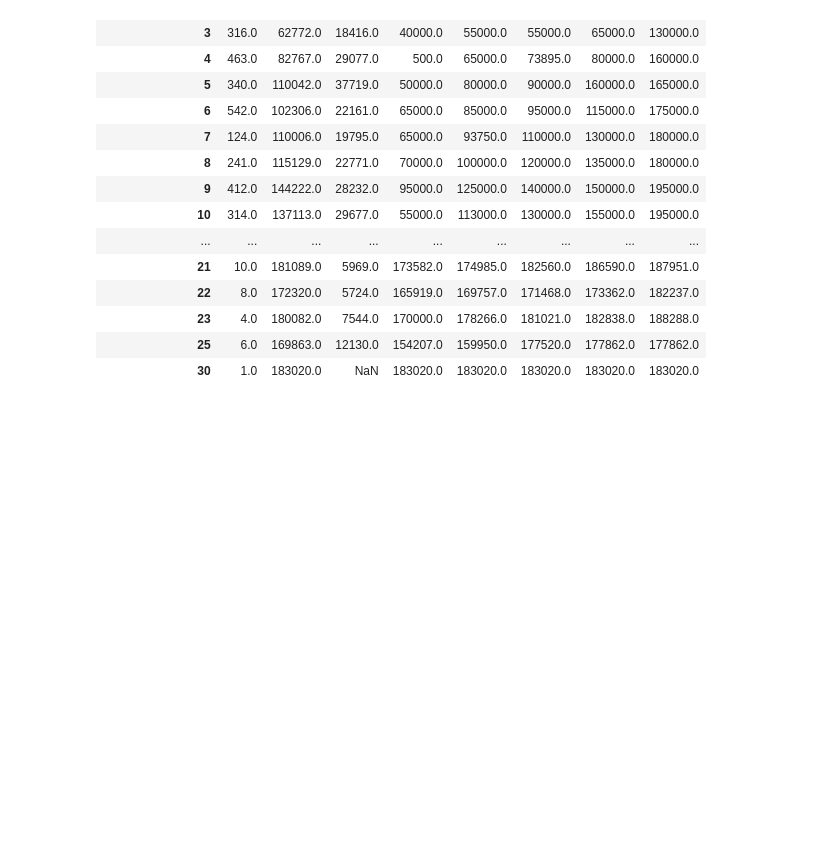
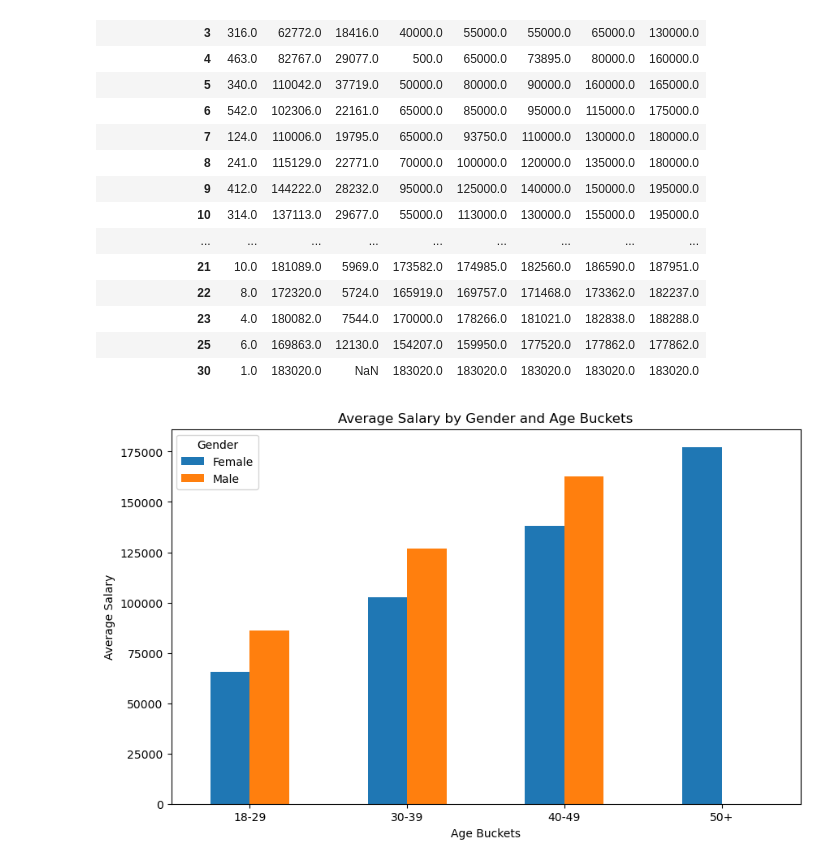
Before and after one commit to cnm92211/rut23-team1-project-one, a Jupyter notebook: employee_retention.ipynb, the cells around one changed output. Cells and saved outputs as stored; diff of their text form; code cells hidden in the pictures; blank space fills up the shorter version.

```diff
--- a/employee_retention.ipynb
+++ b/employee_retention.ipynb
@@ -334,3 +334,25 @@ Summary of Salary by Years of Experience:
 | 23 | 4.0 | 180082.0 | 7544.0 | 170000.0 | 178266.0 | 181021.0 | 182838.0 | 188288.0 |
 | 25 | 6.0 | 169863.0 | 12130.0 | 154207.0 | 159950.0 | 177520.0 | 177862.0 | 177862.0 |
 | 30 | 1.0 | 183020.0 | NaN | 183020.0 | 183020.0 | 183020.0 | 183020.0 | 183020.0 |
+# %%
+#Create a Bar graphs to show the average salary bewteen men and women and divide them into the following age buckets. 18- 29| 30-39 |40-49| 50+
+
+# Define the age buckets
+age_buckets = ['18-29', '30-39', '40-49', '50+']
+
+# Group the merged dataset by gender and age buckets and calculate the average salary
+average_salary_by_gender_age = merged_dataset.groupby(['Gender', pd.cut(merged_dataset['Age'], [18, 29, 39, 49, 150], labels=age_buckets)])['Annual Salary'].mean().reset_index()
+
+# Pivot the data to have gender as columns and age buckets as rows
+pivot_table = average_salary_by_gender_age.pivot(index='Age', columns='Gender', values='Annual Salary')
+
+# Plot the bar graph
+pivot_table.plot(kind='bar', figsize=(10, 6))
+plt.xlabel('Age Buckets')
+plt.ylabel('Average Salary')
+plt.title('Average Salary by Gender and Age Buckets')
+plt.legend(title='Gender')
+plt.xticks(rotation=0)
+plt.show()
+# %% [output]
+[figure, added]
```
Also changed, not shown: parts of 4 cells of this notebook.
